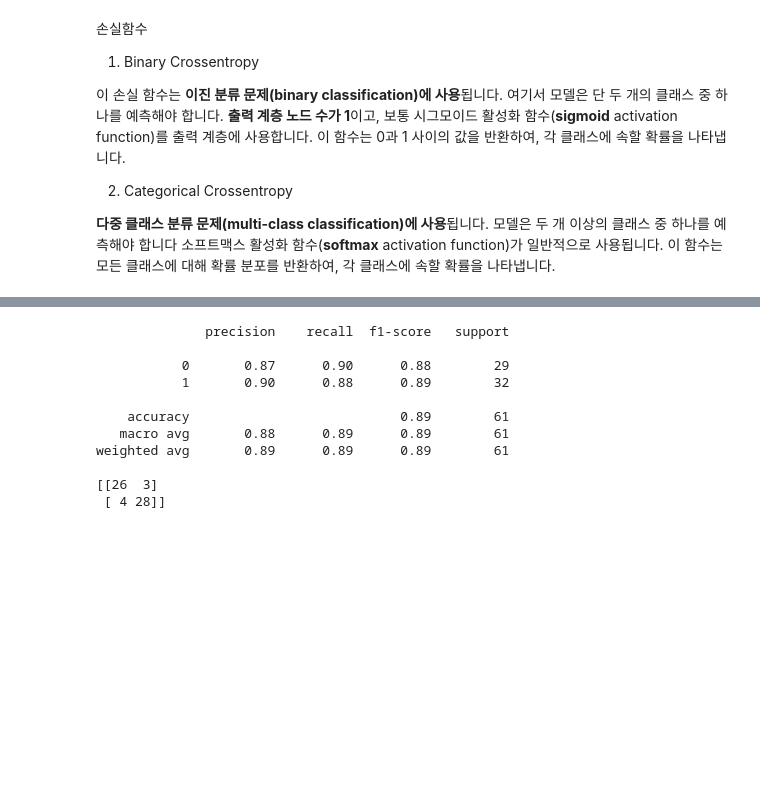
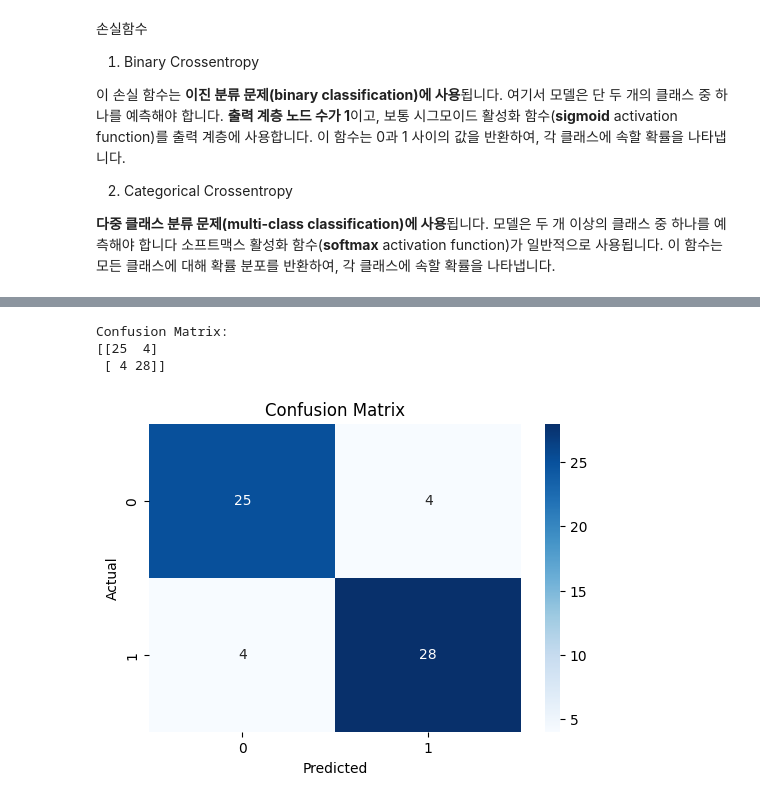
Before and after one commit to baechuTree/AILearning, a Jupyter notebook: AIIntroduction/week5_DL/assignment/w5_DLClassification2.ipynb, the cells around one changed output, grey strips where cells are left out. Cells and saved outputs as stored; diff of their text form; code cells hidden in the pictures; blank space fills up the shorter version.

```diff
--- a/AIIntroduction/week5_DL/assignment/w5_DLClassification2.ipynb
+++ b/AIIntroduction/week5_DL/assignment/w5_DLClassification2.ipynb
@@ -220,17 +220,29 @@ plt.show()
-# %%
-#Accuracy of the predicted values
-from sklearn.metrics import classification_report,confusion_matrix
-print(classification_report(y_test_class,y_pred_class))
-print(confusion_matrix(y_test_class,y_pred_class))
-# %% [output]
-              precision    recall  f1-score   support
-
-           0       0.87      0.90      0.88        29
-           1       0.90      0.88      0.89        32
-
-    accuracy                           0.89        61
-   macro avg       0.88      0.89      0.89        61
-weighted avg       0.89      0.89      0.89        61
-
-[[26  3]
- [ 4 28]]
+# %%
+# 이진 분류 모델 혼동 행렬 시각화
+
+from sklearn.metrics import confusion_matrix
+import matplotlib.pyplot as plt
+import seaborn as sns
+
+# [1] y_pred를 0 또는 1로 변환 (sigmoid 출력이니까 0.5 기준)
+y_pred_labels = (y_pred > 0.5).astype(int)
+
+# [2] 혼동 행렬 계산
+cm = confusion_matrix(y_test, y_pred_labels)
+
+# [3] 출력
+print("Confusion Matrix:")
+print(cm)
+
+# [외전] 예쁘게 시각화
+plt.figure(figsize=(6,4))
+sns.heatmap(cm, annot=True, fmt="d", cmap="Blues")
+plt.xlabel('Predicted')
+plt.ylabel('Actual')
+plt.title('Confusion Matrix')
+plt.show()
+# %% [output]
+Confusion Matrix:
+[[25  4]
+ [ 4 28]]
+[figure, added]
```
Also changed, not shown: parts of 5 cells of this notebook, 8 other files.
